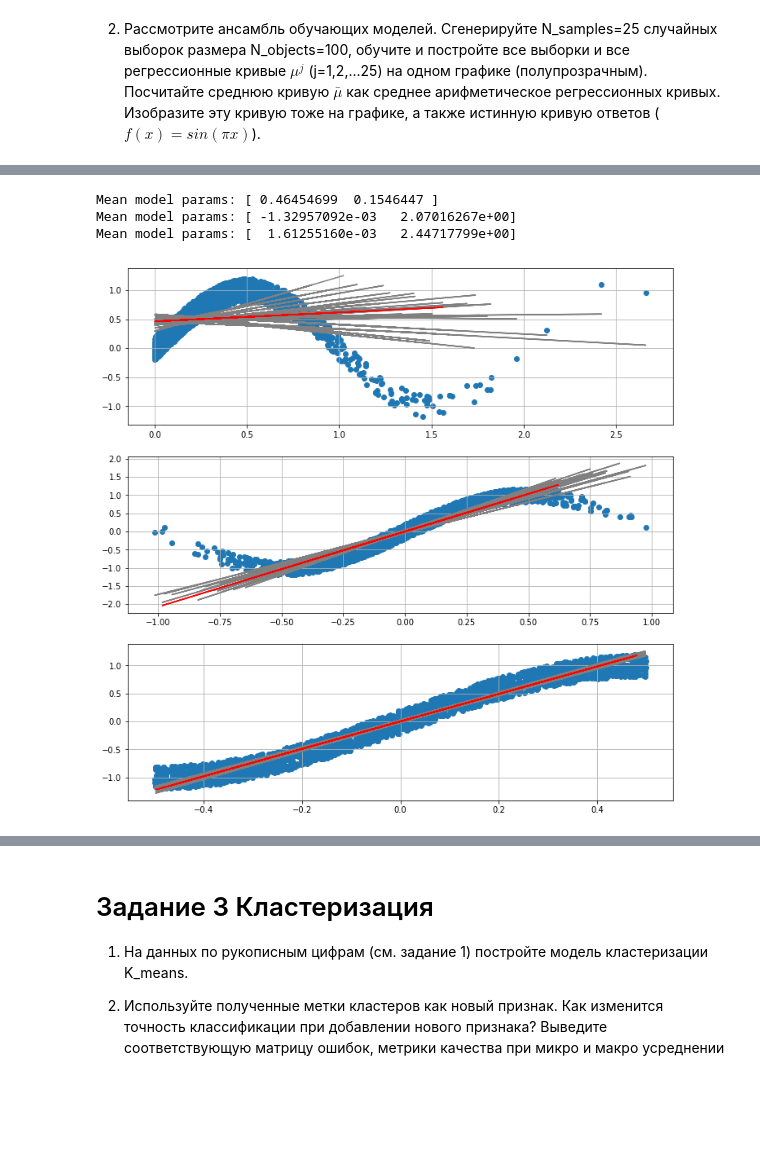
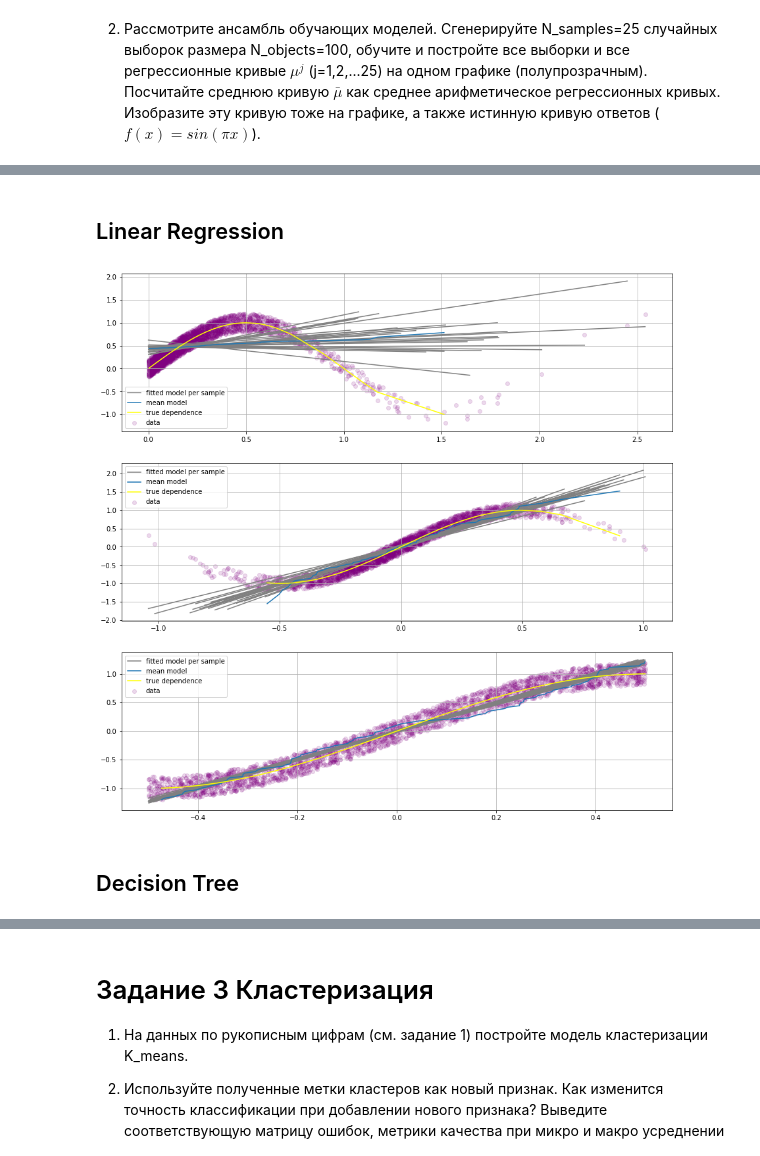
Before and after one commit to BobrG/IreneGit, a Jupyter notebook: ML_Homework_2.ipynb, the cells around one changed output, grey strips where cells are left out. Cells and saved outputs as stored; diff of their text form; code cells hidden in the pictures; blank space fills up the shorter version.

```diff
--- a/ML_Homework_2.ipynb
+++ b/ML_Homework_2.ipynb
@@ -251,9 +269,9 @@ plot_regression(LinearRegression(), [x_exp, x_norm, x_uni], [y_exp, y_norm, y_un
 n_objects = 100
 n_samples = 25
 
-x_norm_25 = np.random.normal(0, 0.3, (n_samples, n_objects))
-x_exp_25 = np.random.exponential(0.3, (n_samples, n_objects))
-x_uni_25 = np.random.uniform(-0.5, 0.5, (n_samples, n_objects))
+x_norm_25 = np.sort(np.random.normal(0, 0.3, (n_samples, n_objects)), axis=1)
+x_exp_25 = np.sort(np.random.exponential(0.3, (n_samples, n_objects)), axis=1)
+x_uni_25 = np.sort(np.random.uniform(-0.5, 0.5, (n_samples, n_objects)), axis=1)
 
 y_norm_25 = np.sin(np.pi * x_norm_25) + np.random.uniform(-0.2, 0.2, (n_samples, n_objects))
 y_exp_25 = np.sin(np.pi * x_exp_25) + np.random.uniform(-0.2, 0.2, (n_samples, n_objects))
@@ -282,7 +283,26 @@ plot_samples([x_exp_25, x_norm_25, x_uni_25], [y_exp_25, y_norm_25, y_uni_25], 1
+# %%
+def n_model(model, x, y, col, row):
+    fig = plt.figure(figsize=(15, 15))
+
+    for i in range(len(x)):
+        y_preds = np.zeros_like(y[i])
+
+        fig.add_subplot(row, col, i + 1)
+        for j in range(x[i].shape[0]):
+            model.fit(x[i][j].reshape(-1, 1), y[i][j])
+            y_preds[j] = model.predict(x[i][j].reshape(-1, 1))
+            plt.plot(x[i][j], y_preds[j], c='grey', label='fitted model per sample')
+        plt.scatter(x[i], y[i], alpha=0.15, c='purple', label='data')
+
+        plt.plot(x[i][0], np.mean(y_preds, axis=0), label='mean model')
+        plt.plot(x[i][0], np.sin(np.pi*x[i][0]), color='yellow', label='true dependence')
+        plt.grid('on')
+        plt.legend()
+# %% [markdown]
+## Linear Regression
 # %%
-plot_n_regression(LinearRegression(), [x_exp_25, x_norm_25, x_uni_25], [y_exp_25, y_norm_25, y_uni_25], 1, 3)
+n_model(LinearRegression(), [x_exp_25, x_norm_25, x_uni_25], [y_exp_25, y_norm_25, y_uni_25], 1, 3)
 # %% [output]
-Mean model params: [ 0.46454699  0.1546447 ]
-Mean model params: [ -1.32957092e-03   2.07016267e+00]
-Mean model params: [  1.61255160e-03   2.44717799e+00]
-[figure, old version]
+[figure, new version]
+# %% [markdown]
+## Decision Tree
```
Also changed, not shown: parts of 17 cells of this notebook.
